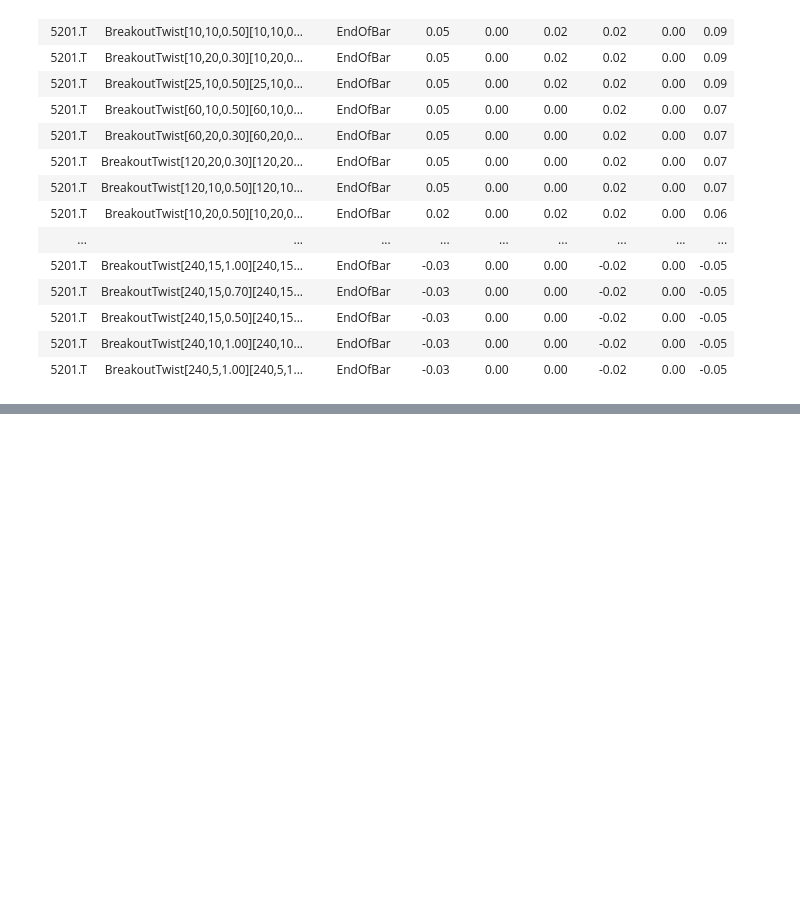
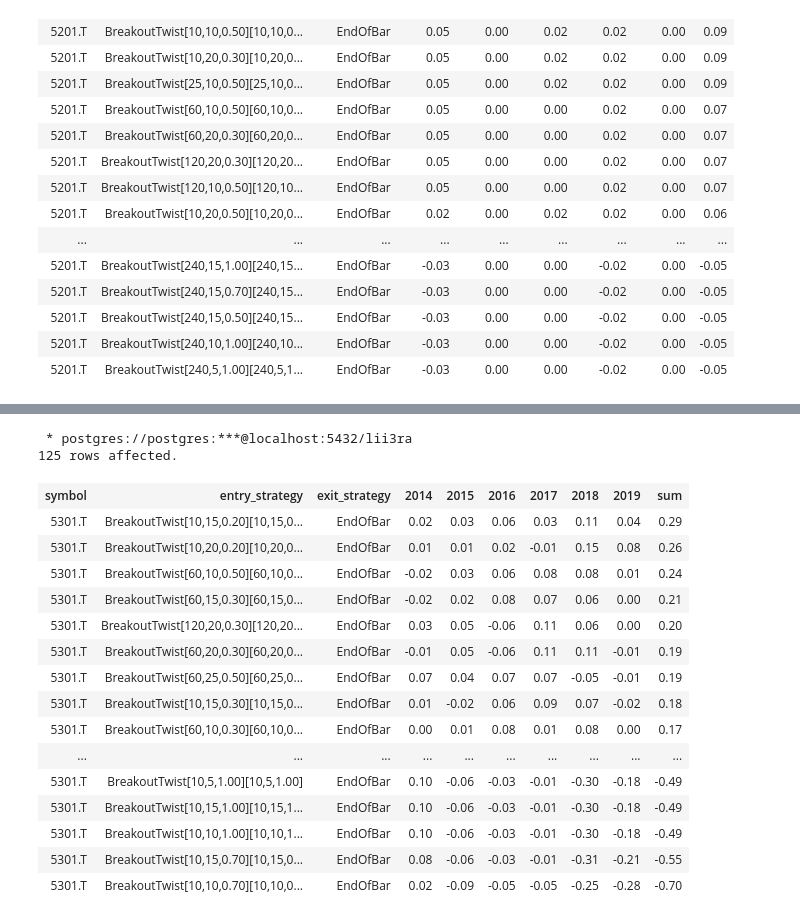
Before and after one commit to tranducquy/lii3ra, a Jupyter notebook: jupyter/breakouttwist_endofbar/optimize_1619.ipynb, the cells around one changed output, grey strips where cells are left out. Drawn from its saved outputs; the diff is of its cells as text; code cells hidden in the pictures; blank space fills up the shorter version.

```diff
--- a/jupyter/breakouttwist_endofbar/optimize_1619.ipynb
+++ b/jupyter/breakouttwist_endofbar/optimize_1619.ipynb
@@ -192,0 +262,23 @@ query = initial_sql.backtest_profit_monthry_query.format(initial_sql.b01m,initia
+# %%
+symbol = '5301.T'
+query = initial_sql.backtest_profit_query.format(initial_sql.b01,initial_sql.b02,initial_sql.b03,initial_sql.b04,initial_sql.b05,initial_sql.b06,initial_sql.b04,initial_sql.b01,initial_sql.b02,initial_sql.b03,initial_sql.b05,initial_sql.b06,symbol)
+%sql $query
+# %% [output]
+ * postgres://postgres:***@localhost:5432/lii3ra
+125 rows affected.
+| symbol | entry_strategy | exit_strategy | 2014 | 2015 | 2016 | 2017 | 2018 | 2019 | sum |
+| 5301.T | BreakoutTwist[10,15,0.20][10,15,0... | EndOfBar | 0.02 | 0.03 | 0.06 | 0.03 | 0.11 | 0.04 | 0.29 |
+| 5301.T | BreakoutTwist[10,20,0.20][10,20,0... | EndOfBar | 0.01 | 0.01 | 0.02 | -0.01 | 0.15 | 0.08 | 0.26 |
+| 5301.T | BreakoutTwist[60,10,0.50][60,10,0... | EndOfBar | -0.02 | 0.03 | 0.06 | 0.08 | 0.08 | 0.01 | 0.24 |
+| 5301.T | BreakoutTwist[60,15,0.30][60,15,0... | EndOfBar | -0.02 | 0.02 | 0.08 | 0.07 | 0.06 | 0.00 | 0.21 |
+| 5301.T | BreakoutTwist[120,20,0.30][120,20... | EndOfBar | 0.03 | 0.05 | -0.06 | 0.11 | 0.06 | 0.00 | 0.20 |
+| 5301.T | BreakoutTwist[60,20,0.30][60,20,0... | EndOfBar | -0.01 | 0.05 | -0.06 | 0.11 | 0.11 | -0.01 | 0.19 |
+| 5301.T | BreakoutTwist[60,25,0.50][60,25,0... | EndOfBar | 0.07 | 0.04 | 0.07 | 0.07 | -0.05 | -0.01 | 0.19 |
+| 5301.T | BreakoutTwist[10,15,0.30][10,15,0... | EndOfBar | 0.01 | -0.02 | 0.06 | 0.09 | 0.07 | -0.02 | 0.18 |
+| 5301.T | BreakoutTwist[60,10,0.30][60,10,0... | EndOfBar | 0.00 | 0.01 | 0.08 | 0.01 | 0.08 | 0.00 | 0.17 |
+| ... | ... | ... | ... | ... | ... | ... | ... | ... | ... |
+| 5301.T | BreakoutTwist[10,5,1.00][10,5,1.00] | EndOfBar | 0.10 | -0.06 | -0.03 | -0.01 | -0.30 | -0.18 | -0.49 |
+| 5301.T | BreakoutTwist[10,15,1.00][10,15,1... | EndOfBar | 0.10 | -0.06 | -0.03 | -0.01 | -0.30 | -0.18 | -0.49 |
+| 5301.T | BreakoutTwist[10,10,1.00][10,10,1... | EndOfBar | 0.10 | -0.06 | -0.03 | -0.01 | -0.30 | -0.18 | -0.49 |
+| 5301.T | BreakoutTwist[10,15,0.70][10,15,0... | EndOfBar | 0.08 | -0.06 | -0.03 | -0.01 | -0.31 | -0.21 | -0.55 |
+| 5301.T | BreakoutTwist[10,10,0.70][10,10,0... | EndOfBar | 0.02 | -0.09 | -0.05 | -0.05 | -0.25 | -0.28 | -0.70 |
```
Also changed, not shown: parts of 9 cells of this notebook.
